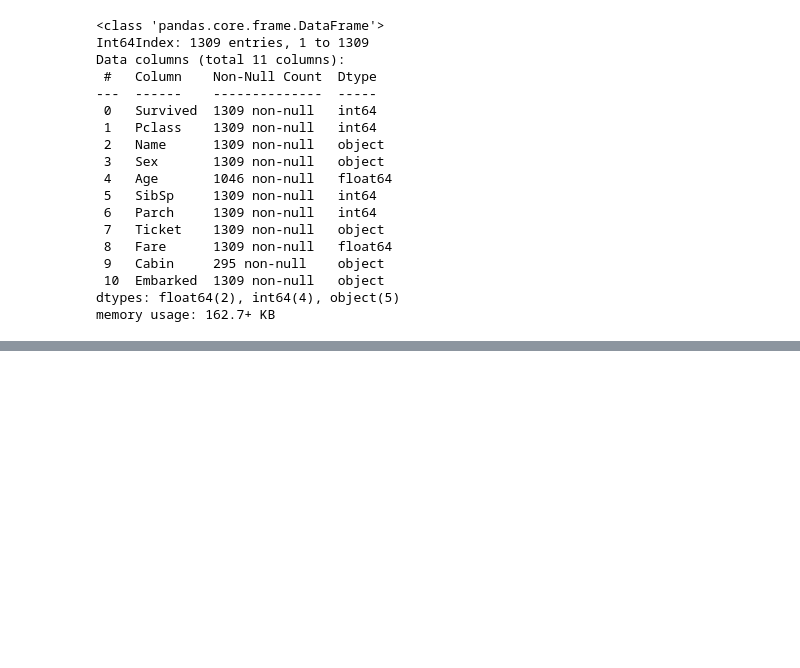
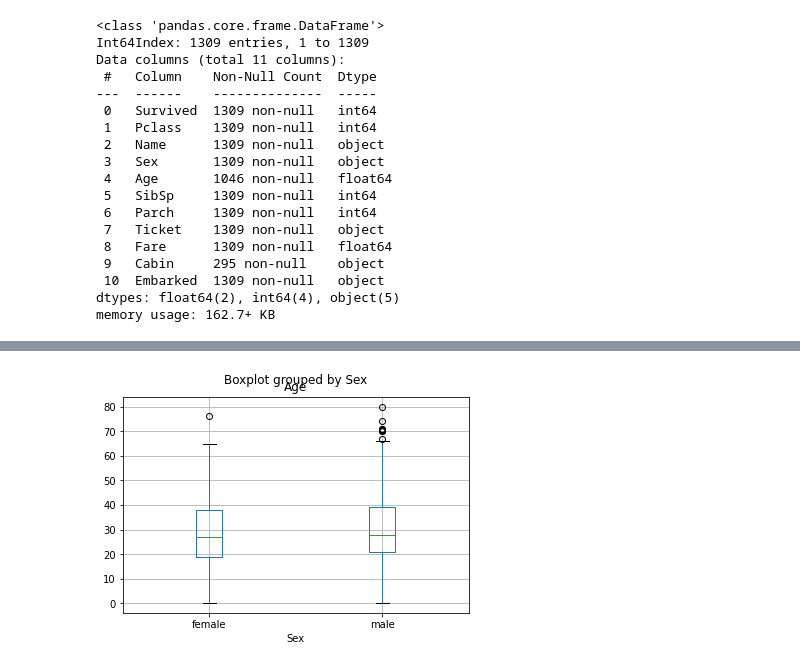
Before and after one commit to biljana-zobenica/titanic, a Jupyter notebook: notebooks/2.0-bz-exploring-processing-data.ipynb, the cells around one changed output, grey strips where cells are left out. Drawn from its saved outputs; the diff is of its cells as text; code cells hidden in the pictures; blank space fills up the shorter version.

```diff
--- a/notebooks/2.0-bz-exploring-processing-data.ipynb
+++ b/notebooks/2.0-bz-exploring-processing-data.ipynb
@@ -688,0 +726,6 @@ memory usage: 162.7+ KB
+# %%
+# replace the missing values
+# df.Age.fillna(df.Age.mean(), inplace=True)
+# as previous line was executed, we got some bad data afterwards. So, to go back, we replaced
+# the df.Age where the value of mean was input and put None again.
+df.Age.replace(29.881137667304014, None, inplace=True)
@@ -688,0 +742,7 @@ memory usage: 162.7+ KB
+# %%
+# visualize using boxplot
+df[df.Age.notnull()].boxplot('Age','Sex');
+# gender as an attribute is not good for using it to solve missing data,
+# since both F/M have similar values
+# %% [output]
+[figure, added]
```
Also changed, not shown: parts of 24 cells of this notebook.
